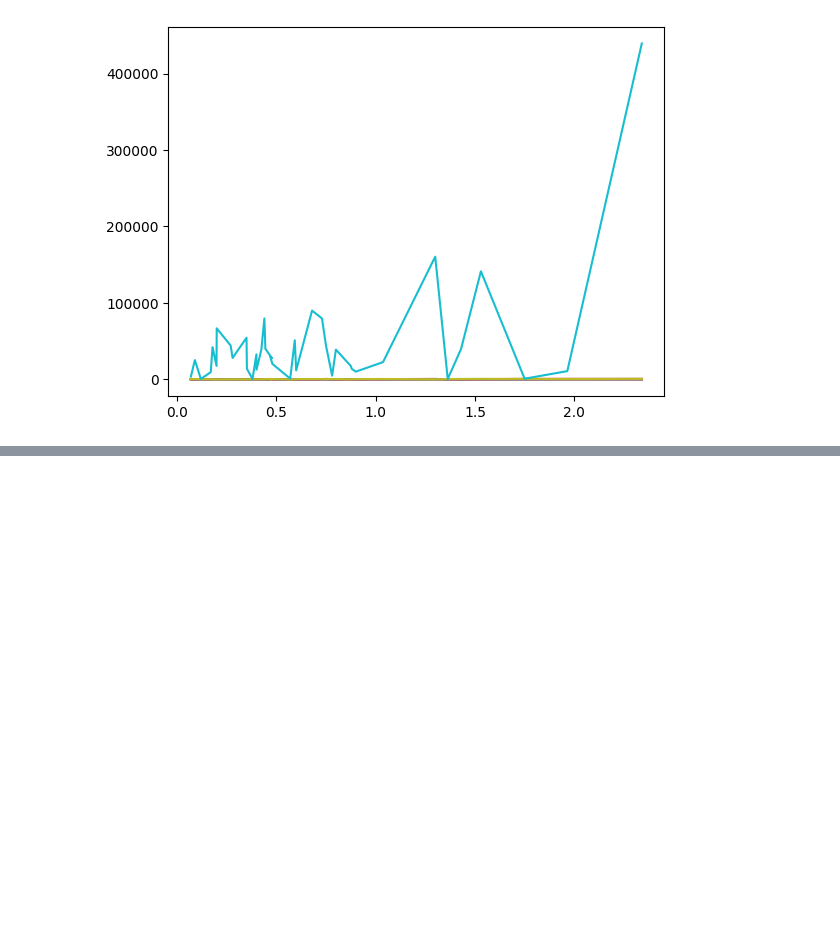
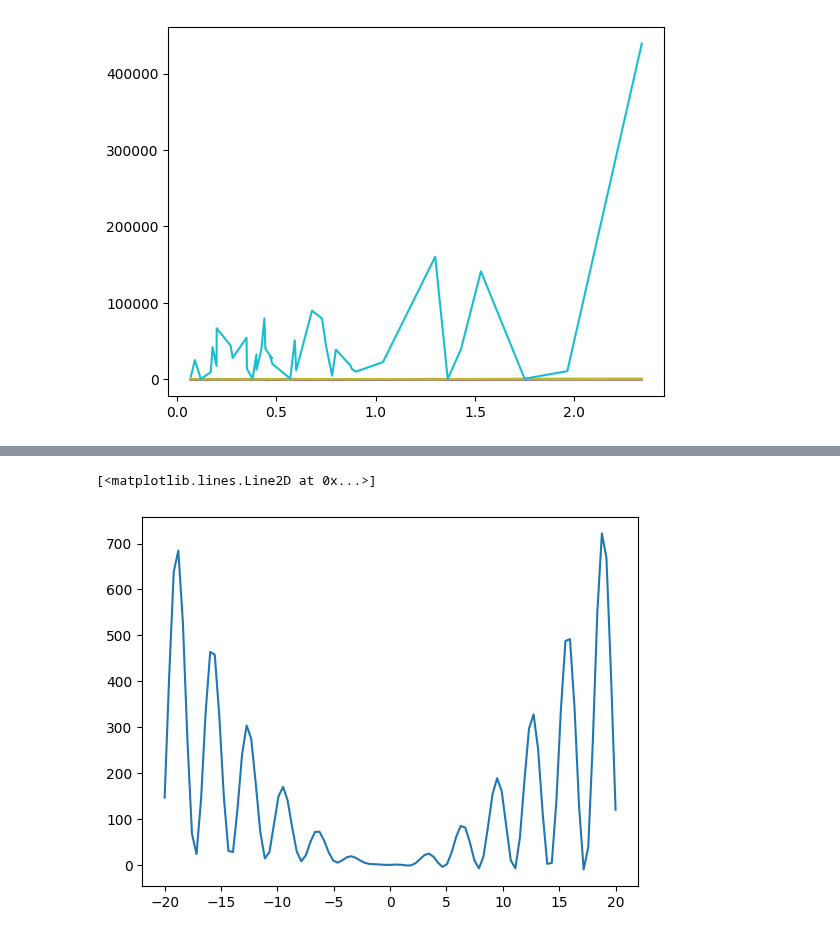
Before and after one commit to XimePS/Practica-DFI, a Jupyter notebook: Intento de GA.ipynb, the cells around one changed output, grey strips where cells are left out. Saved outputs shown, nothing was run; the diff lists cells and outputs as text; code cells hidden in the pictures; blank space fills up the shorter version.

```diff
--- a/Intento de GA.ipynb
+++ b/Intento de GA.ipynb
@@ -163,0 +226,10 @@ def mutar_al_azar(F):
+# %%
+x = np.linspace(-20, 20, 100)
+
+def f(x):
+    return (x**2 + x)*np.cos(2*x) + x**2
+# %%
+plt.plot(x, f(x))
+# %% [output]
+[<matplotlib.lines.Line2D at 0x...>]
+[figure, added]
```
Also changed, not shown: parts of 3 cells of this notebook, 2 other files.
